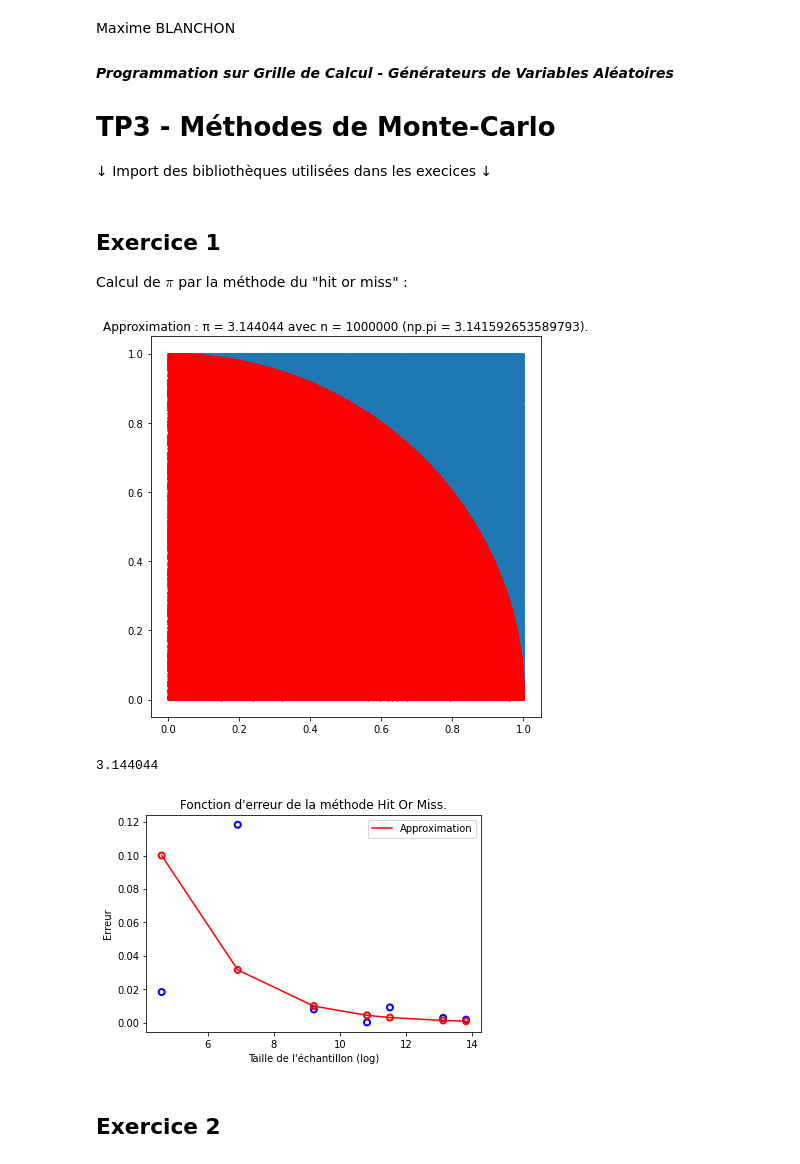
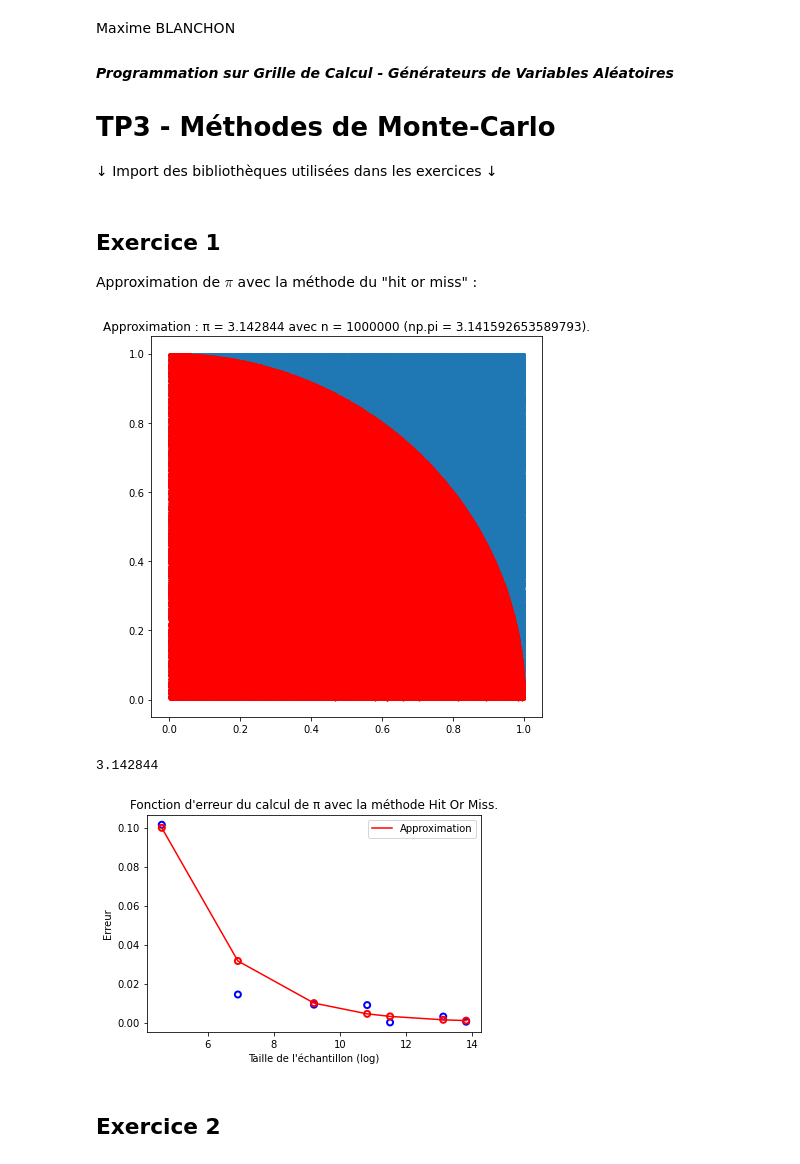
Before and after one commit to maxime-bc/PGC-GVA-TP1-Generateurs, a Jupyter notebook: TP3_Méthodes_de_Monte_Carlo.ipynb, the cells around one changed output. Saved outputs shown, nothing was run; the diff lists cells and outputs as text; code cells hidden in the pictures.

```diff
--- a/TP3_Méthodes_de_Monte_Carlo.ipynb
+++ b/TP3_Méthodes_de_Monte_Carlo.ipynb
@@ -5,7 +5,7 @@ Maxime BLANCHON
 
 # TP3 - Méthodes de Monte-Carlo
 
-↓ Import des bibliothèques utilisées dans les execices ↓
+↓ Import des bibliothèques utilisées dans les exercices ↓
 # %%
 import warnings
 
@@ -21,8 +19,10 @@ SIZES = [100, 1000, 10_000, 50_000, 100_000, 500_000, 1_000_000]
 # %% [markdown]
 ## Exercice 1
 
-Calcul de $\pi$ par la méthode du "hit or miss" :
+Approximation de $\pi$ avec la méthode du "hit or miss" :
 # %%
+SIZES = [100, 1000, 10_000, 50_000, 100_000, 500_000, 1_000_000]
+
 def hit_or_miss(n: int, plot: bool = False) -> float:
     x = np.random.uniform(size=n)
     y = np.random.uniform(size=n)
@@ -45,8 +45,8 @@ def hit_or_miss(n: int, plot: bool = False) -> float:
 
 hit_or_miss(1_000_000, plot=True)
 # %% [output]
-[figure, old version]
+[figure, new version]
-3.144044
+3.142844
 # %%
 def plot_error_function(approximations: List[float], errors: List[float], title: str) -> None:
     sizes_log = np.log(SIZES)
@@ -60,15 +60,15 @@ def plot_error_function(approximations: List[float], errors: List[float], title:
 # %%
 hm_approximations = []
 hm_errors = []
 
 for size in SIZES:
     approx = hit_or_miss(size)
     hm_errors.append(abs(approx - np.pi))
     hm_approximations.append(1 / sqrt(size))
 
-plot_error_function(hm_approximations, hm_errors, "Fonction d'erreur de la méthode Hit Or Miss.")
+plot_error_function(hm_approximations, hm_errors, "Fonction d'erreur du calcul de π avec la méthode Hit Or Miss.")
 # %% [output]
-[figure, old version]
+[figure, new version]
 # %% [markdown]
 ## Exercice 2
 # %% [markdown]
```
Also changed, not shown: parts of 17 cells of this notebook.
